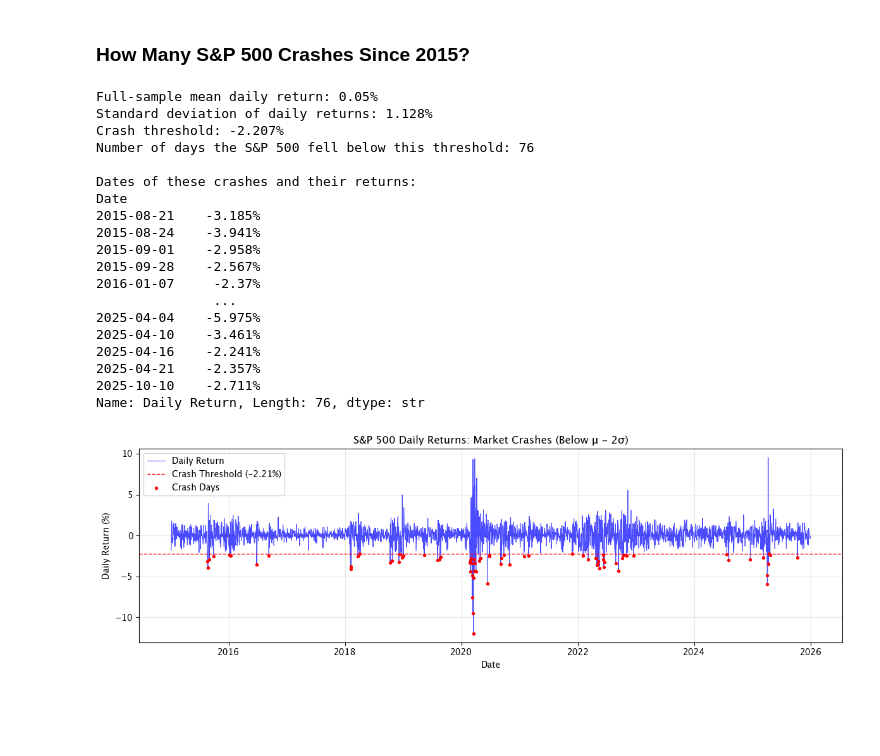
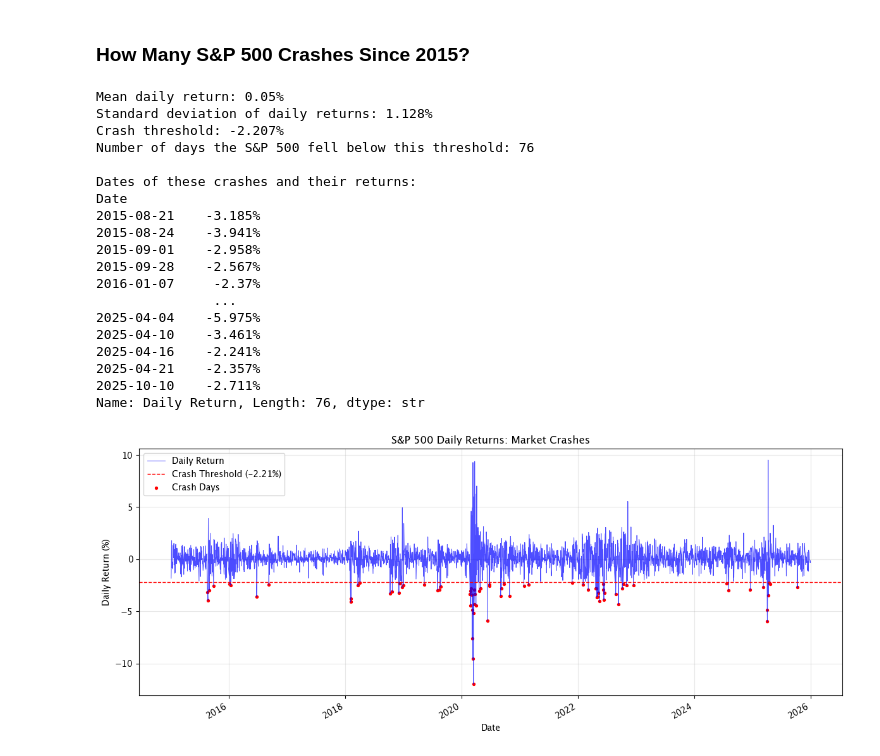
Before and after one commit to yannzg/sp500-rebounds, a Jupyter notebook: analysis.ipynb, the cells around one changed output. Drawn from its saved outputs; the diff is of its cells as text; code cells hidden in the pictures; blank space fills up the shorter version.

```diff
--- a/analysis.ipynb
+++ b/analysis.ipynb
@@ -258,14 +280,15 @@ crash_threshold = mu - 2 * sigma
 crash_days = sp500[sp500["Daily Return"] < crash_threshold]
 number_of_crashes = len(crash_days)
 
-print(f"Full-sample mean daily return: {(mu*100).round(3)}%")
+print(f"Mean daily return: {(mu*100).round(3)}%")
 print(f"Standard deviation of daily returns: {(sigma*100).round(3)}%")
 print(f"Crash threshold: {(crash_threshold*100).round(3)}%")
 print(f"Number of days the S&P 500 fell below this threshold: {number_of_crashes}")
+
 print("\nDates of these crashes and their returns:")
-print((crash_days['Daily Return'] * 100).round(3).astype(str) + "%")
+print((crash_days["Daily Return"] * 100).round(3).astype(str) + "%")
 # %% [output]
-Full-sample mean daily return: 0.05%
+Mean daily return: 0.05%
 Standard deviation of daily returns: 1.128%
 Crash threshold: -2.207%
 Number of days the S&P 500 fell below this threshold: 76
@@ -285,19 +308,13 @@ Date
 2025-10-10    -2.711%
 Name: Daily Return, Length: 76, dtype: str
 # %%
-fig, ax3 = plt.subplots(figsize=(12, 4))
-
-ax1.plot(sp500.index, sp500["Daily Return"] * 100, label='Daily Return', linewidth=0.8, color="blue", alpha=0.7)
-ax1.axhline(y=crash_threshold*100, color='red', linestyle='--', linewidth=1, label=f'Crash Threshold ({(crash_threshold*100).round(2)}%)')
-ax1.scatter(crash_days.index, crash_days['Daily Return'] * 100, color='red', s=8, zorder=5, label='Crash Days')
-
-ax1.set_xlabel("Date")
-ax1.set_ylabel('Daily Return (%)')
-ax1.set_title('S&P 500 Daily Returns: Market Crashes (Below μ - 2σ)')
-ax1.legend()
-ax1.grid(True, alpha=0.3)
+ax4 = (sp500["Daily Return"] * 100).plot(figsize=(12, 5),color="blue", linewidth=0.7, alpha=0.7, title="S&P 500 Daily Returns: Market Crashes", ylabel="Daily Return (%)", xlabel="Date", grid=True)
+ax4.axhline(y=crash_threshold *100,color="red", linestyle="--", linewidth=1, label=f"Crash Threshold ({(crash_threshold*100).round(2)}%)")
+ax4.scatter(crash_days.index, crash_days["Daily Return"] *100, color="red", s=8,label="Crash Days")
+ax4.legend()
+ax4.grid(True, alpha=0.3)
 
 plt.tight_layout()
 plt.show()
 # %% [output]
-[figure, old version]
+[figure, new version]
```
Also changed, not shown: parts of 16 cells of this notebook.
